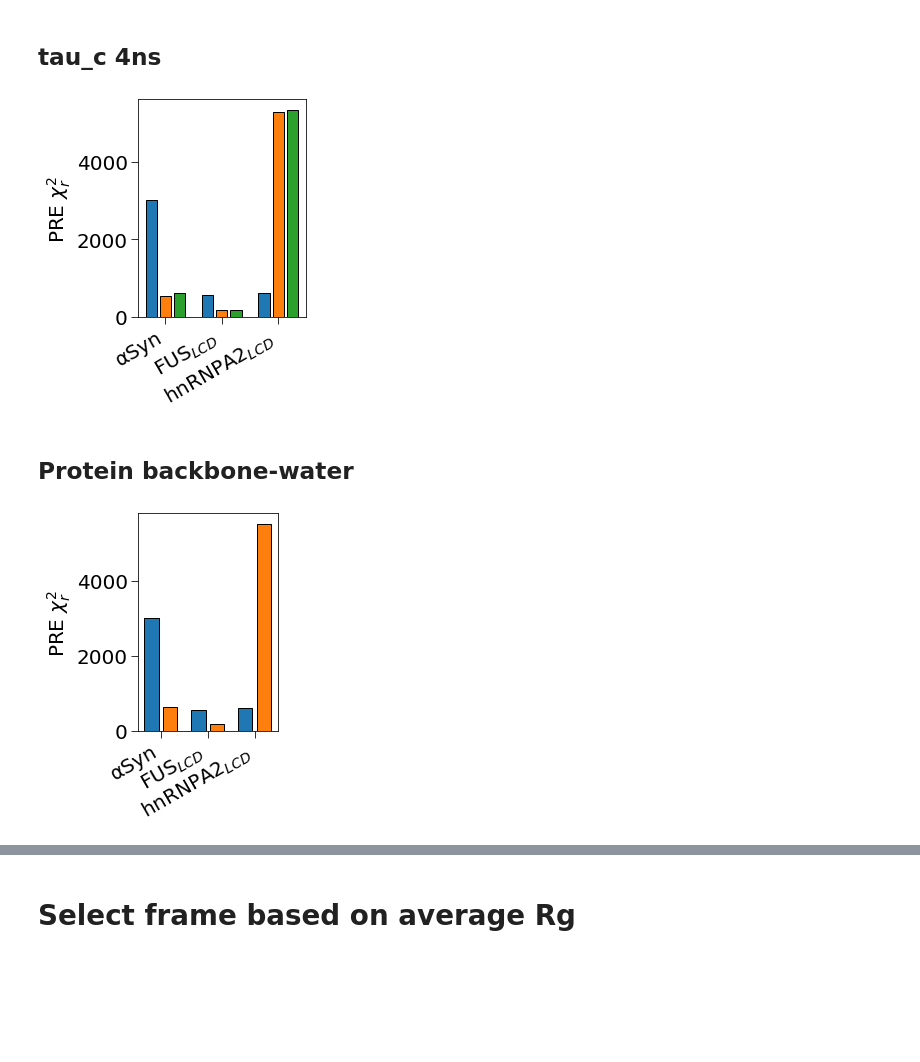
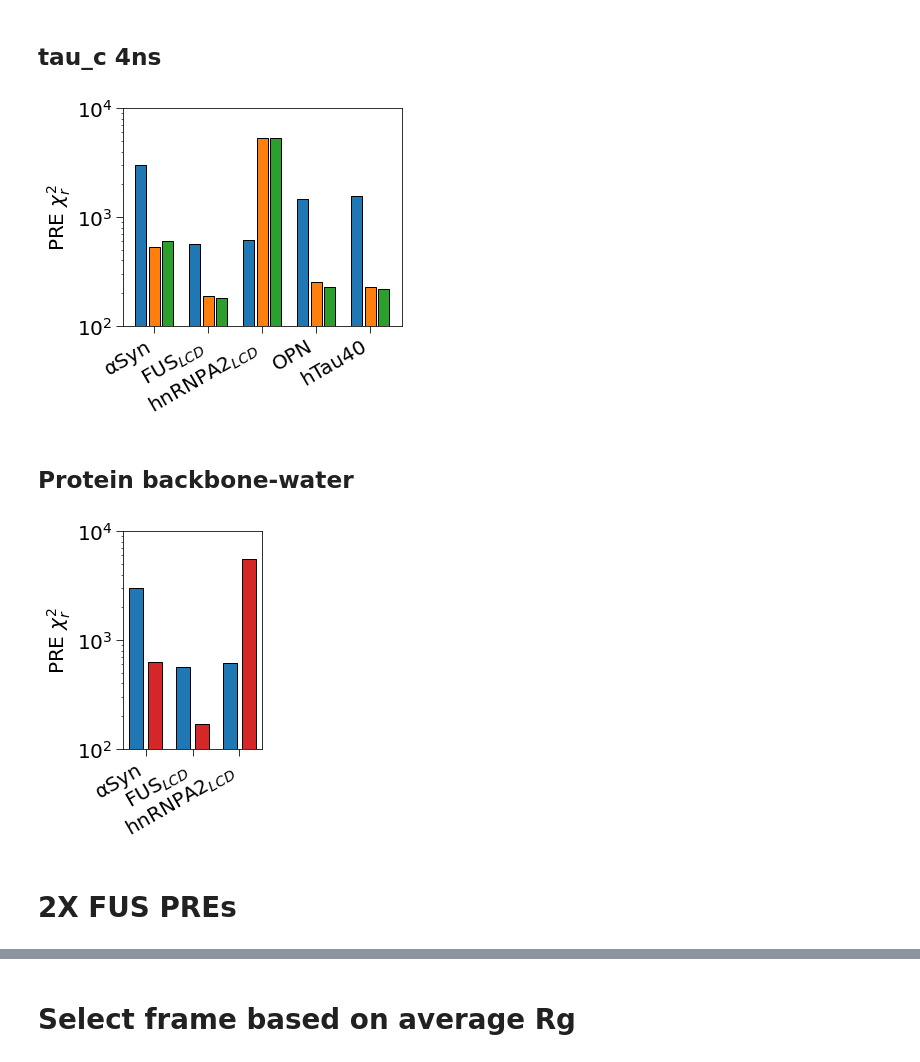
Before and after one commit to KULL-Centre/_2023_Thomasen_Martini, a Jupyter notebook: plots.ipynb, the cells around one changed output, grey strips where cells are left out. Drawn from its saved outputs; the diff is of its cells as text; code cells hidden in the pictures; blank space fills up the shorter version.

```diff
--- a/plots.ipynb
+++ b/plots.ipynb
@@ -1239,14 +1625,3 @@ for ff in force_fields:
         Rg_sim_err_vs_protein.append(err)
 
     Rg_sim_vs_protein_vs_ff[ff] = [np.array(Rg_sim_vs_protein), np.array(Rg_sim_err_vs_protein)]
-# %%
-pearson_vs_ff = {}
-spearman_vs_ff = {}
-
-for ff in force_fields:
-
-    pearson, pval_pearson = stats.pearsonr(Rg_exp_vs_protein, Rg_sim_vs_protein_vs_ff[ff][0])
-    spearman, pval_spearman = stats.spearmanr(Rg_exp_vs_protein, Rg_sim_vs_protein_vs_ff[ff][0])
-
-    pearson_vs_ff[ff] = [pearson, pval_pearson]
-    spearman_vs_ff[ff] = [spearman, pval_spearman]
@@ -1253,6 +1644,6 @@ for ff in force_fields:
 # %%
 colors_pltdefault = plt.rcParams['axes.prop_cycle'].by_key()['color']
-colors_pltdefault = [colors_pltdefault[0], colors_pltdefault[2]]
+colors_pltdefault = [colors_pltdefault[0], colors_pltdefault[2], colors_pltdefault[6]]
 
 fig= plt.figure(figsize=(10,4))
 
@@ -1478,11 +1901,15 @@ print(spearman_vs_ff)
 # %% [markdown]
 # PRE plot
 # %%
-PRE_proteins = ['aSyn', 'FUS', 'A2']
+PRE_proteins = ['aSyn', 'FUS', 'A2', 'OPN', 'htau40']
+PRE_proteins_PWBB = ['aSyn', 'FUS', 'A2']
+
 
 PRE_proteins_plotnames = {'FUS':'FUS$_{LCD}$',
                   'A2':'hnRNPA2$_{LCD}$',
                   'aSyn':'αSyn',
+                    'OPN':'OPN',
+                    'htau40':'hTau40'
 }
 # %% [markdown]
 ## tau_c 4ns
@@ -1494,55 +1921,73 @@ chi2_vs_protein_PP = []
 xaxis_labels = []
 
 for protein in PRE_proteins:
-    pkl_file_PP = f'/storage1/skaalum/Prodruns_from_computerome/Complete_analysis/PREs/IDPs/PP/All_frames/Tauc_4ns/{protein}_PREs.pkl'
-    pkl_file_PW = f'/storage1/skaalum/Prodruns_from_computerome/Complete_analysis/PREs/IDPs/PW/Tauc_4ns/{protein}_PREs.pkl'
 
-    PRE_results_PP = load_pickle5(pkl_file_PP)
-    PRE_results_PW = load_pickle5(pkl_file_PW)
+    if protein in ['OPN', 'htau40']:
+        pkl_file_PP = f'/storage1/thomasen/MARTINI_rescaling/MARTINI_PPrescaling/IDPs_PRE/Production_run/PP/chi2_{protein}_tc.pkl'
+        pkl_file_PW = f'/storage1/thomasen/MARTINI_rescaling/MARTINI_PPrescaling/IDPs_PRE/Production_run/PW/chi2_{protein}_tc.pkl'
 
-    chi2_original = PRE_results_PP[1.00]['chi2']
-    chi2_PP = PRE_results_PP[float(lambda_PP)]['chi2']
-    chi2_PW = PRE_results_PW[float(lambda_PW)]['chi2']
+        PRE_results_PP = load_pickle5(pkl_file_PP)
+        PRE_results_PW = load_pickle5(pkl_file_PW)
+
+        chi2_original = PRE_results_PW[1.00][4.0]
+        chi2_PP = PRE_results_PP[0.88][4.0]
+        chi2_PW = PRE_results_PW[1.10][4.0]
+
+    else:
+        pkl_file_PP = f'{data_dir}/PREs/IDPs/PP/All_frames/Tauc_4ns/{protein}_PREs.pkl'
+        pkl_file_PW = f'{data_dir}/PREs/IDPs/PW/Tauc_4ns/{protein}_PREs.pkl'
+
+        PRE_results_PP = load_pickle5(pkl_file_PP)
+        PRE_results_PW = load_pickle5(pkl_file_PW)
+
+        chi2_original = PRE_results_PP[1.00]['chi2']
+        chi2_PP = PRE_results_PP[float(lambda_PP)]['chi2']
+        chi2_PW = PRE_results_PW[float(lambda_PW)]['chi2']
 
     chi2_vs_protein_original.append(chi2_original)
     chi2_vs_protein_PW.append(chi2_PW)
     chi2_vs_protein_PP.append(chi2_PP)
 
     xaxis_labels.append(PRE_proteins_plotnames[protein])
+
+#print(f'$\chi^2_r$ original: {np.average(chi2_vs_protein_original):.1f} ± {(np.std(chi2_vs_protein_original)/np.sqrt(len(chi2_vs_protein_original))):.1f}, chi2_PW: {np.average(chi2_vs_protein_PW):.2f} +- {np.std(chi2_vs_protein_PW)/np.sqrt(len(chi2_vs_protein_PW))}, chi2_PP: {np.average(chi2_vs_protein_PP)} +- {np.std(chi2_vs_protein_PP)/np.sqrt(len(chi2_vs_protein_PP))}')
 
 xaxismid = np.arange(1,len(PRE_proteins)+1,1)
 xaxis1 = xaxismid-0.25
 xaxis2 = xaxismid
 xaxis3 = xaxismid+0.25
 
 fig = plt.figure(figsize=(len(PRE_proteins), 4))
 
 plt.bar(xaxis1, chi2_vs_protein_original, width=0.2, edgecolor='black', label='Unmodified')
 plt.bar(xaxis2, chi2_vs_protein_PW, width=0.2, edgecolor='black', label=f'$λ_{{PW}}$={lambda_PW}')
 plt.bar(xaxis3, chi2_vs_protein_PP, width=0.2, edgecolor='black', label=f'$λ_{{PP}}$={lambda_PP}')
 
 plt.xticks(xaxismid, labels=xaxis_labels, rotation=30, fontsize=20, ha='right')
 plt.tick_params(color='black', direction='out', length=7, labelsize=20)
 
-#plt.semilogy()
+plt.semilogy()
+plt.yticks([10**2, 10**3, 10**4])
 plt.ylabel('PRE $\chi^2_r$', fontsize=20)
 #plt.legend(fontsize=20, loc='upper left')
 
 fig.savefig(f'figures/PREchi2_tauc4ns.png', bbox_inches='tight', pad_inches=1, dpi=400)
 fig.savefig(f'figures/PREchi2_tauc4ns.pdf', bbox_inches='tight', pad_inches=1, dpi=400)
 # %% [output]
-[figure, old version]
+[figure, new version]
 # %% [markdown]
 ## Protein backbone-water
 # %%
+colors_pltdefault = plt.rcParams['axes.prop_cycle'].by_key()['color']
+
 chi2_vs_protein_original = []
 chi2_vs_protein_PWBB = []
 
 xaxis_labels = []
 
-for protein in PRE_proteins:
-    pkl_file_PWBB = f'/storage1/skaalum/Prodruns_from_computerome/Complete_analysis/PREs/IDPs/PW_BB/All_frames/Tauc_4ns/{protein}_PREs.pkl'
-    pkl_file_PP = f'/storage1/skaalum/Prodruns_from_computerome/Complete_analysis/PREs/IDPs/PP/All_frames/Tauc_4ns/{protein}_PREs.pkl'
+for protein in PRE_proteins_PWBB:
+    pkl_file_PWBB = f'{data_dir}/PREs/IDPs/PW_BB/All_frames/Tauc_4ns/{protein}_PREs.pkl'
+    pkl_file_PP = f'{data_dir}/PREs/IDPs/PP/All_frames/Tauc_4ns/{protein}_PREs.pkl'
 
     PRE_results_PWBB = load_pickle5(pkl_file_PWBB)
     PRE_results_PP = load_pickle5(pkl_file_PP)
@@ -1555,24 +2000,28 @@ for protein in PRE_proteins:
 
     xaxis_labels.append(PRE_proteins_plotnames[protein])
 
-xaxismid = np.arange(1,len(PRE_proteins)+1,1)
+xaxismid = np.arange(1,len(PRE_proteins_PWBB)+1,1)
 xaxis1 = xaxismid-0.2
 xaxis2 = xaxismid+0.2
 
 
-fig = plt.figure(figsize=(len(PRE_proteins)-0.5, 4))
+fig = plt.figure(figsize=(len(PRE_proteins_PWBB)-0.5, 4))
 
 plt.bar(xaxis1, chi2_vs_protein_original, width=0.3, edgecolor='black', label='Unmodified')
-plt.bar(xaxis2, chi2_vs_protein_PWBB, width=0.3, edgecolor='black', label=f'$λ_{{PW}}$={lambda_PWBB}')
+plt.bar(xaxis2, chi2_vs_protein_PWBB, width=0.3, edgecolor='black', label=f'$λ_{{PW}}$={lambda_PWBB}', color=colors_pltdefault[3])
 
 plt.xticks(xaxismid, labels=xaxis_labels, rotation=30, fontsize=20, ha='right')
 plt.tick_params(color='black', direction='out', length=7, labelsize=20)
 
-#plt.semilogy()
+plt.semilogy()
+plt.yticks([10**2, 10**3, 10**4])
+
 plt.ylabel('PRE $\chi^2_r$', fontsize=20)
 #plt.legend(fontsize=20, loc='upper left')
 
 fig.savefig(f'figures/PREchi2_PWBB_tauc4ns.png', bbox_inches='tight', pad_inches=1, dpi=400)
 fig.savefig(f'figures/PREchi2_PWBB_tauc4ns.pdf', bbox_inches='tight', pad_inches=1, dpi=400)
 # %% [output]
-[figure, old version]
+[figure, new version]
+# %% [markdown]
+# 2X FUS PREs
```
Also changed, not shown: parts of 73 cells of this notebook.
